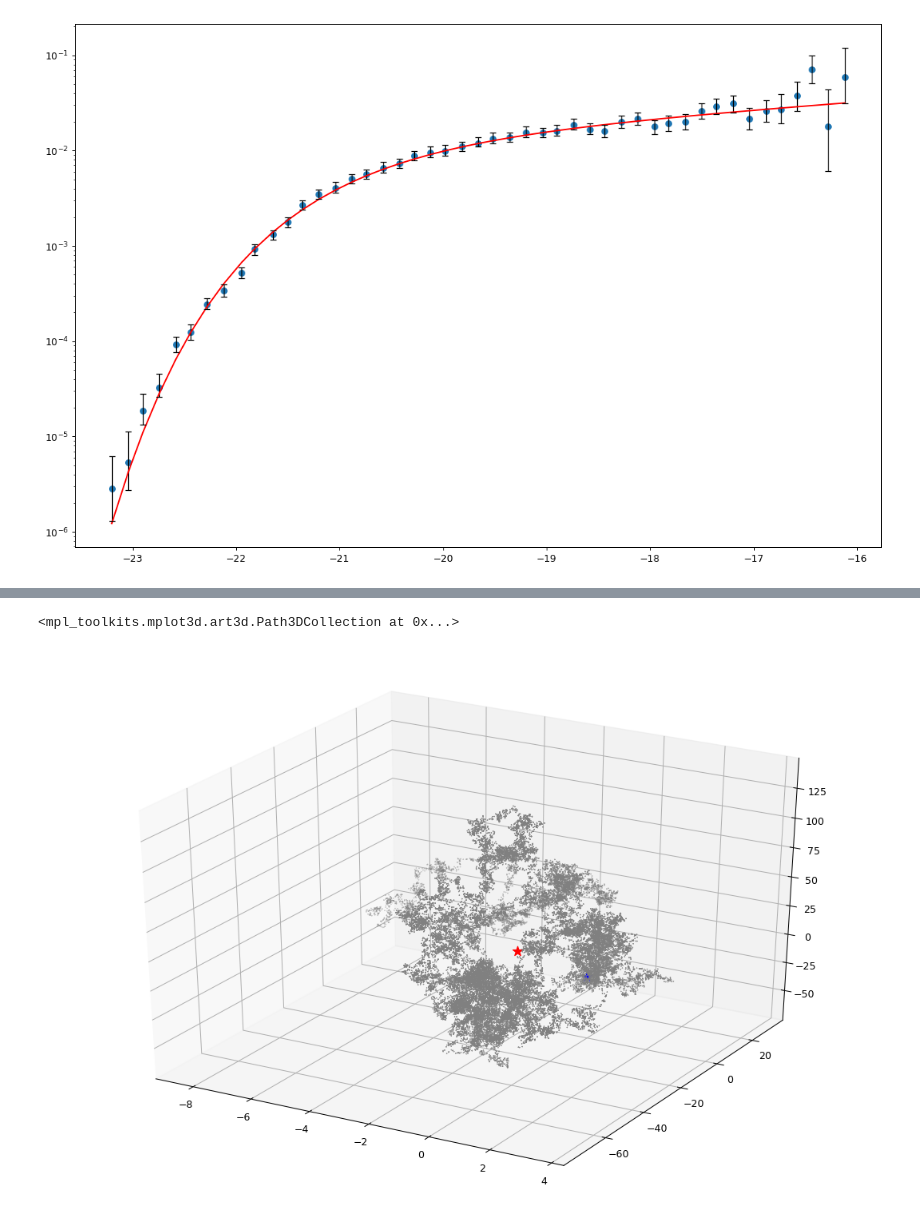
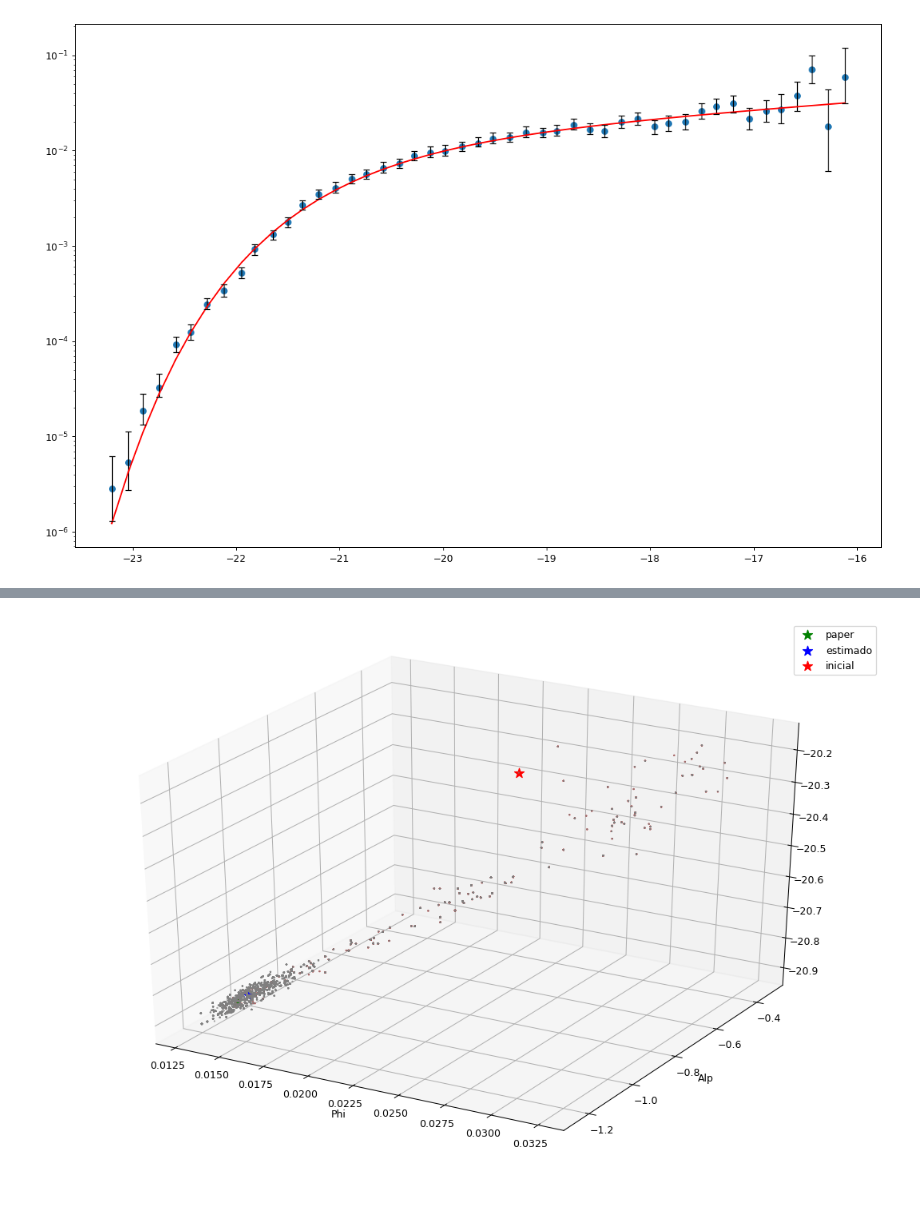
Before and after one commit to patricio-c/guia-4, a Jupyter notebook: Guia4.ipynb, the cells around one changed output, grey strips where cells are left out. Cells and saved outputs as stored; diff of their text form; code cells hidden in the pictures.

```diff
--- a/Guia4.ipynb
+++ b/Guia4.ipynb
@@ -111 +83,11 @@ likehood(puntos['x'],puntos['y'],sigma,0.0146,-1.20,-20.83)
+# %%
+likehood(puntos['x'],puntos['y'],sigma,0.0146,-1.20,-20.83)
+
+#defino los sigmas
+PhiIn=0.00002;AlpIn=0.0002;MestIn=0.002
+PROPOSAL = functools.partial(np.random.multivariate_normal, cov = [[PhiIn, 0 , 0], [0, AlpIn,0], [0,0,MestIn] ] )
+
+#defino los datos
+x=puntos['x']
+y=puntos['y']
 # %%
@@ -171,6 +146,9 @@ mestdentro = Mestcamino[Nquemado:]
+# %%
+Phicamino,Alpcamino,Mestcamino,inn=cadenas(puntos['x'],puntos['y'],10000,sigma)
+phiafuera,alpafuera,mestafuera,phidentro,alpdentro,mestdentro=quemado(2000,Phicamino,Alpcamino,Mestcamino)
 # %%
-PHI_M=np.mean(Phicamino)
-ALP_M=np.mean(Alpcamino)
-MEST_M=np.mean(Mestcamino)
+PHI_M=np.mean(phidentro)
+ALP_M=np.mean(alpdentro)
+MEST_M=np.mean(mestdentro)
 # %%
 plt.plot(Phicamino, Mestcamino, marker='.',  lw = 0.2, color='gray')
@@ -200,21 +198,34 @@ SyntaxError: invalid syntax (<ipython-input-115-77c291b83c11>, line 5)
 # %%
 # importamos las librerias necesarias
 from mpl_toolkits.mplot3d import axes3d
 
 # Creamos la figura
 fig = plt.figure(figsize=(15, 10), dpi=90)
 # Creamos el plano 3D
 ax1 = fig.add_subplot(111, projection='3d')
 
 # Definimos los datos de prueba
 x = Phicamino
 y = Alpcamino
 z = Mestcamino
 
+
+xx = phiafuera
+yy = alpafuera
+zz = mestafuera
+
 # Agregamos los puntos en el plano 3D
-ax1.scatter(0.0146, -1.20, -20.83, s=100,  marker='*', c='BLUE')
-ax1.scatter(x, y, z, s=0.1,  marker='*', c='gray')
-ax1.scatter(PHI_M, ALP_M, MEST_M, s=100,  marker='*', c='RED')
+ax1.scatter(0.0146, -1.20, -20.83, s=100,  marker='*',zorder=5, c='GREEN',label='paper')
+
+ax1.scatter(xx, yy, zz, s=1,  marker='*', c='red')
+ax1.scatter(x, y, z, s=1,  marker='*', c='gray')
+
+ax1.scatter(PHI_M, ALP_M, MEST_M, s=100,  marker='*',zorder=3.5, c='BLUE',label='estimado')
+ax1.scatter(inn[0],inn[1],inn[2], s=100,  marker='*',zorder=2.5, c='RED',label='inicial')
+plt.xlabel('Phi')
+plt.ylabel('Alp')
+#plt.zlabel('Mest')
+ax1.legend()
+plt.show()
 # %% [output]
-<mpl_toolkits.mplot3d.art3d.Path3DCollection at 0x...>
-[figure, old version]
+[figure, new version]
```
Also changed, not shown: parts of 18 cells of this notebook.
